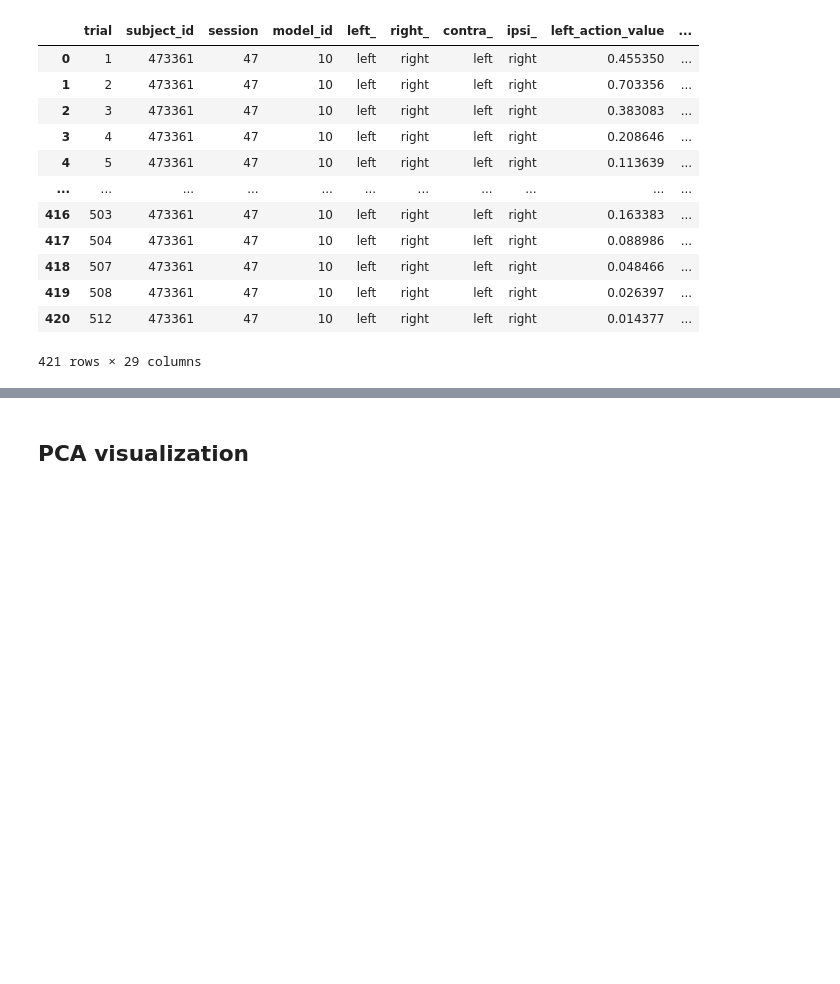
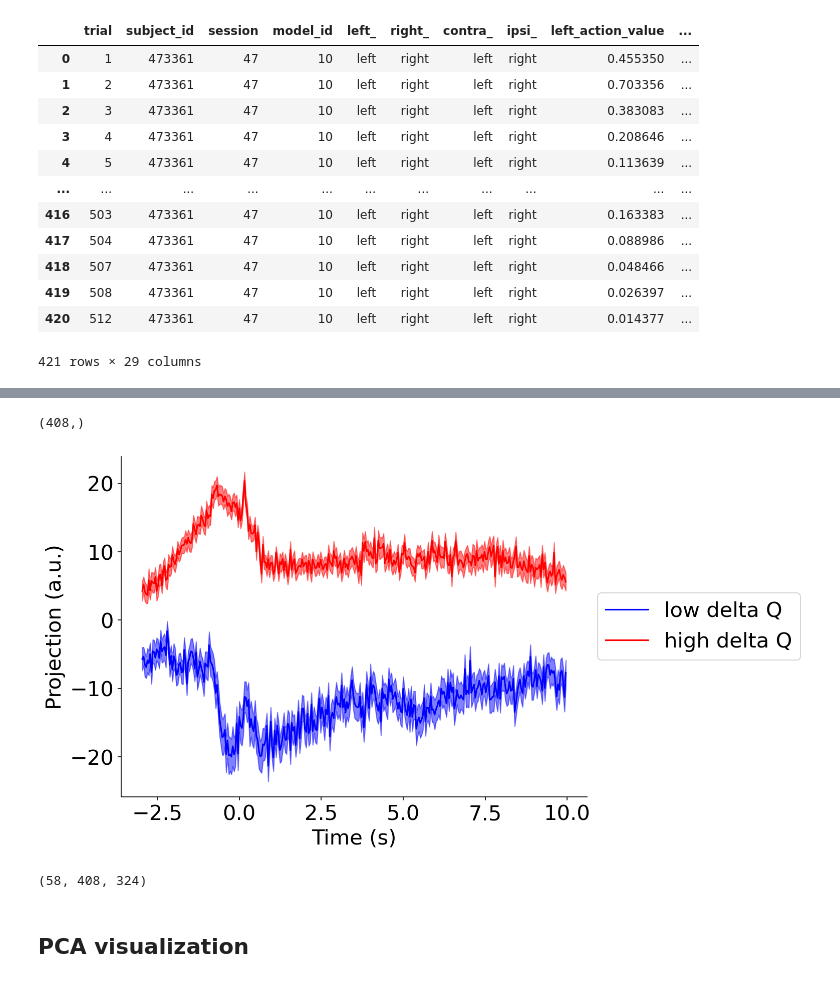
Before and after one commit to pckuo/map-ephys, a Jupyter notebook: notebook/pckuo/population.ipynb, the cells around one changed output, grey strips where cells are left out. Cells and saved outputs as stored; diff of their text form; code cells hidden in the pictures; blank space fills up the shorter version.

```diff
--- a/notebook/pckuo/population.ipynb
+++ b/notebook/pckuo/population.ipynb
@@ -375,3 +431,36 @@ print(choice_Q.shape)
+# %%
+sorted_ind_delta_Q = np.argsort(delta_Q)
+print(sorted_ind_delta_Q.shape)
+
+n_quantile = int(delta_Q.shape[0]/ 5)
+pop_psth_delta_Q_low20 = pop_psth_all[:, sorted_ind_delta_Q[:n_quantile], :]
+pop_psth_delta_Q_top20 = pop_psth_all[:, sorted_ind_delta_Q[n_quantile*(-1):], :]
+# %% [output]
+(408,)
+# %%
+proj_avg_low20, proj_sem_low20 = get_dspca_axis_projection(pop_psth_delta_Q_low20, ax_targets[:, 0])
+proj_avg_top20, proj_sem_top20 = get_dspca_axis_projection(pop_psth_delta_Q_top20, ax_targets[:, 0])
+
+fig, axs = plt.subplots(1,1, figsize=(8,6), dpi=150, facecolor='white')
+plt.plot(bins, proj_avg_low20, 'b-', label='low delta Q')
+plt.fill_between(bins, proj_avg_low20-proj_sem_low20, proj_avg_low20+proj_sem_low20,
+                alpha=0.5, color='b')
+plt.plot(bins, proj_avg_top20, 'r-', label='high delta Q')
+plt.fill_between(bins, proj_avg_top20-proj_sem_top20, proj_avg_top20+proj_sem_top20,
+                alpha=0.5, color='r')
+# plt.title('Projection of {}/{} responses onto {} axis'.format(proj_1_source_name, proj_2_source_name, axis_name))
+plt.xlabel('Time (s)')
+plt.ylabel('Projection (a.u.)')
+plt.legend(loc='center left', bbox_to_anchor=(1, 0.5))
+axs.spines["top"].set_visible(False)
+axs.spines["right"].set_visible(False)
+plt.show()
+# %% [output]
+[figure, added]
+# %%
+pop_psth_all.shape
+# %% [output]
+(58, 408, 324)
 # %% [markdown]
 ## PCA visualization
 # %%
```
Also changed, not shown: parts of 14 cells of this notebook, 1 other file.
